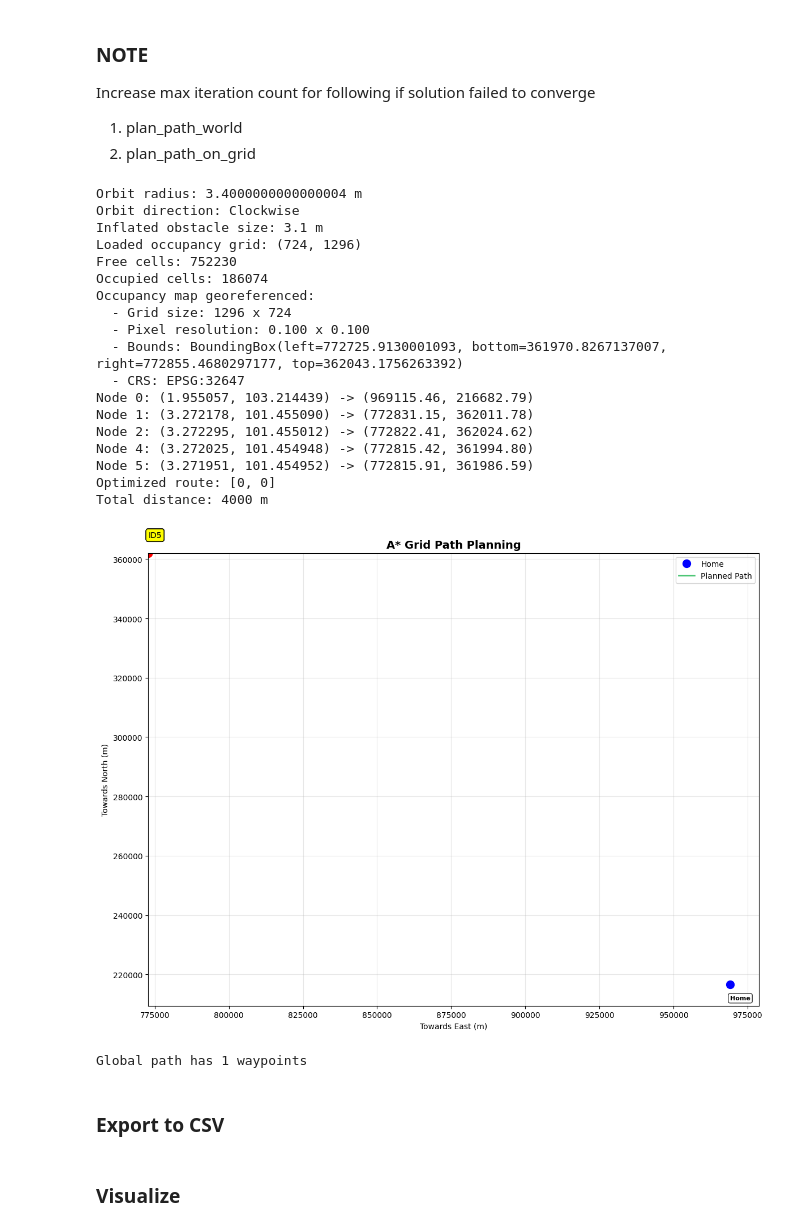
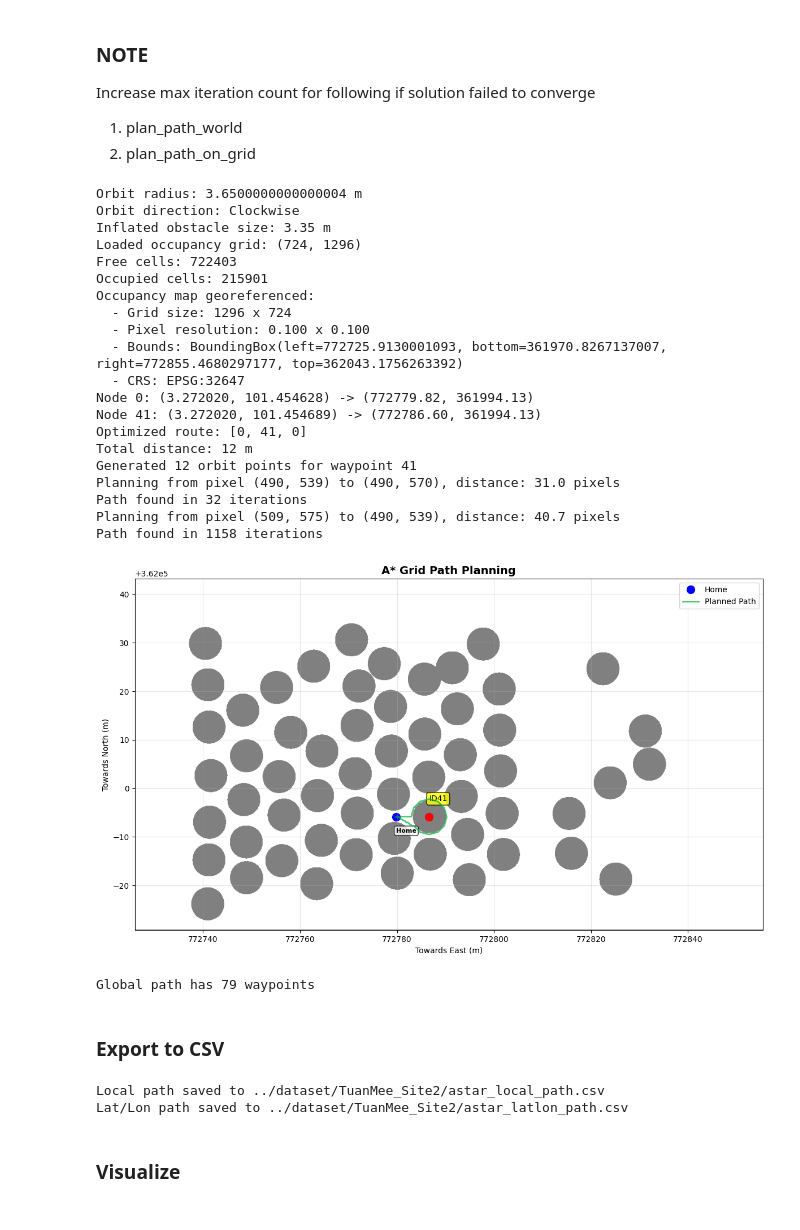
Before and after one commit to limshoonkit/PalmOilDetectree2, a Jupyter notebook: notebook/6-SolveVRP.ipynb, the cells around one changed output. Cells and saved outputs as stored; diff of their text form; code cells hidden in the pictures.

```diff
--- a/notebook/6-SolveVRP.ipynb
+++ b/notebook/6-SolveVRP.ipynb
@@ -27,10 +45,11 @@ overlay_img_path = site_path + "overlay_rgb.png"
 # home = (1.954826, 103.214203) # sample 1
 # home = (1.426639, 103.644381) # sample 2
 # home = (1.523838, 103.842520) # sample 3
-home = (3.272044, 101.454653) # TuanMee_Site2
+home = (3.272022, 101.454636) # TuanMee_Site2
 
 # List of crown IDs to visit
-visit_ids = [40]
+visit_ids = [41]
+# visit_ids = [13, 14, 40]
 
 # Drone parameters
 drone_speed = 1.0        # meters per second
@@ -1167,7 +1186,7 @@ crowns_path = site_path + "crowns_exported.gpkg"
 occupancy_resolution = 0.1 # in m
 vehicle_radius = 0.3 # in m
 palm_oil_tree_radius = 0.5 # in m
-orbital_radius = 1.5 # in m
+orbital_radius = 1.75 # in m
 inflated_obstacle = (vehicle_radius + palm_oil_tree_radius) * 2 + orbital_radius
 orbit_radius = inflated_obstacle + 3 * occupancy_resolution
 orbit_clockwise = True  # Set to False for counter-clockwise orbit
@@ -1179,10 +1198,11 @@ print(f"Inflated obstacle size: {inflated_obstacle} m")
 # home = (1.954826, 103.214203) # sample 1
 # home = (1.426639, 103.644381) # sample 2
 # home = (1.523838, 103.842520) # sample 3
-home = (3.272044, 101.454653) # TuanMee_Site2
+home = (3.272022, 101.454636) # TuanMee_Site2
 
 # List of crown IDs to visit
-visit_ids = [40]
+visit_ids = [41]
+# visit_ids = [13, 14, 40]
 
 # Drone parameters
 drone_speed = 1.0        # meters per second
@@ -1190,46 +1210,48 @@ max_flight_time = 480.0  # seconds
 max_distance = drone_speed * max_flight_time  # meters
 
 # Setup environment
 georef_map, world_coords = setup_path_planning_environment(
     img_path, crowns_path, map_path, home, visit_ids
 )
 
 if georef_map is not None:
     # Solve TSP
     tsp_order = solve_tsp_with_ortools(world_coords, visit_ids, max_distance)
 
     # Plan path with A*
     astar_planner = AStarGrid(georef_map, allow_diagonal=True, orbit_radius=orbit_radius, orbit_points=12, orbit_clockwise=orbit_clockwise)
     global_path = astar_planner.plan_global_path(
         world_coords[0], world_coords, tsp_order
     )
 
     # Plot results
     plot_path_on_map(georef_map, world_coords, visit_ids,
                     global_path, "A* Grid Path Planning")
 
     print(f"Global path has {len(global_path)} waypoints")
 # %% [output]
-Orbit radius: 3.4000000000000004 m
+Orbit radius: 3.6500000000000004 m
 Orbit direction: Clockwise
-Inflated obstacle size: 3.1 m
+Inflated obstacle size: 3.35 m
 Loaded occupancy grid: (724, 1296)
-Free cells: 752230
-Occupied cells: 186074
+Free cells: 722403
+Occupied cells: 215901
 Occupancy map georeferenced:
   - Grid size: 1296 x 724
   - Pixel resolution: 0.100 x 0.100
   - Bounds: BoundingBox(left=772725.9130001093, bottom=361970.8267137007, right=772855.4680297177, top=362043.1756263392)
   - CRS: EPSG:32647
-Node 0: (1.955057, 103.214439) -> (969115.46, 216682.79)
-Node 1: (3.272178, 101.455090) -> (772831.15, 362011.78)
-Node 2: (3.272295, 101.455012) -> (772822.41, 362024.62)
-Node 4: (3.272025, 101.454948) -> (772815.42, 361994.80)
-Node 5: (3.271951, 101.454952) -> (772815.91, 361986.59)
-Optimized route: [0, 0]
-Total distance: 4000 m
+Node 0: (3.272020, 101.454628) -> (772779.82, 361994.13)
+Node 41: (3.272020, 101.454689) -> (772786.60, 361994.13)
+Optimized route: [0, 41, 0]
+Total distance: 12 m
+Generated 12 orbit points for waypoint 41
+Planning from pixel (490, 539) to (490, 570), distance: 31.0 pixels
+Path found in 32 iterations
+Planning from pixel (509, 575) to (490, 539), distance: 40.7 pixels
+Path found in 1158 iterations
-[figure, old version]
+[figure, new version]
-Global path has 1 waypoints
+Global path has 79 waypoints
 # %% [markdown]
 ### Export to CSV
 # %%
@@ -1262,6 +1284,9 @@ with open(latlon_path_csv, 'w', newline='') as f:
 
 print(f"Local path saved to {local_path_csv}")
 print(f"Lat/Lon path saved to {latlon_path_csv}")
+# %% [output]
+Local path saved to ../dataset/TuanMee_Site2/astar_local_path.csv
+Lat/Lon path saved to ../dataset/TuanMee_Site2/astar_latlon_path.csv
 # %% [markdown]
 ### Visualize
 # %%
```
Also changed, not shown: parts of 9 cells of this notebook.
